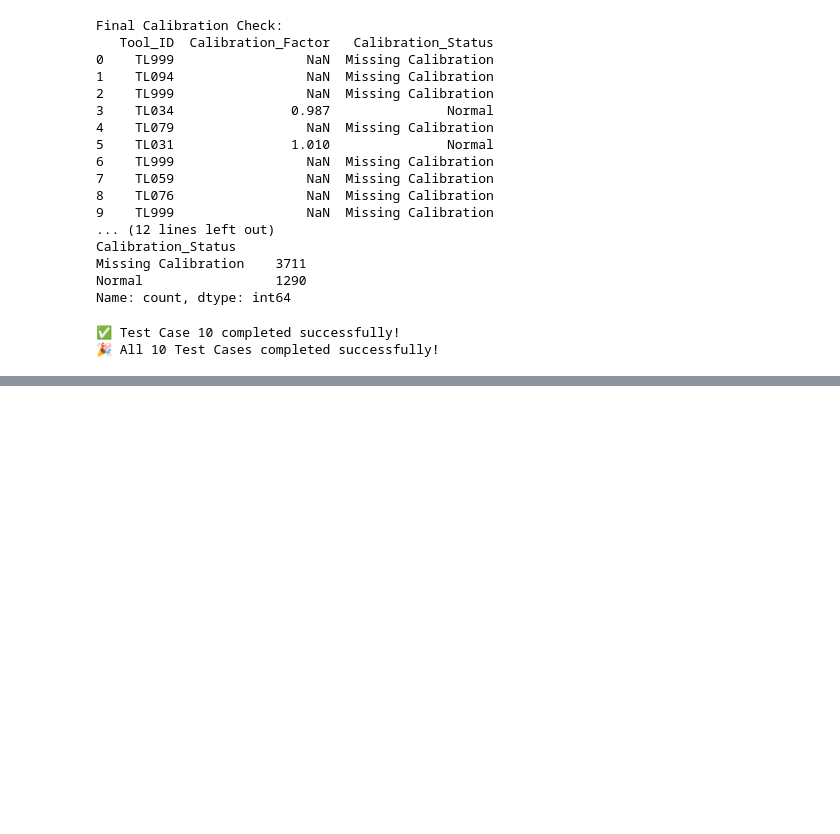
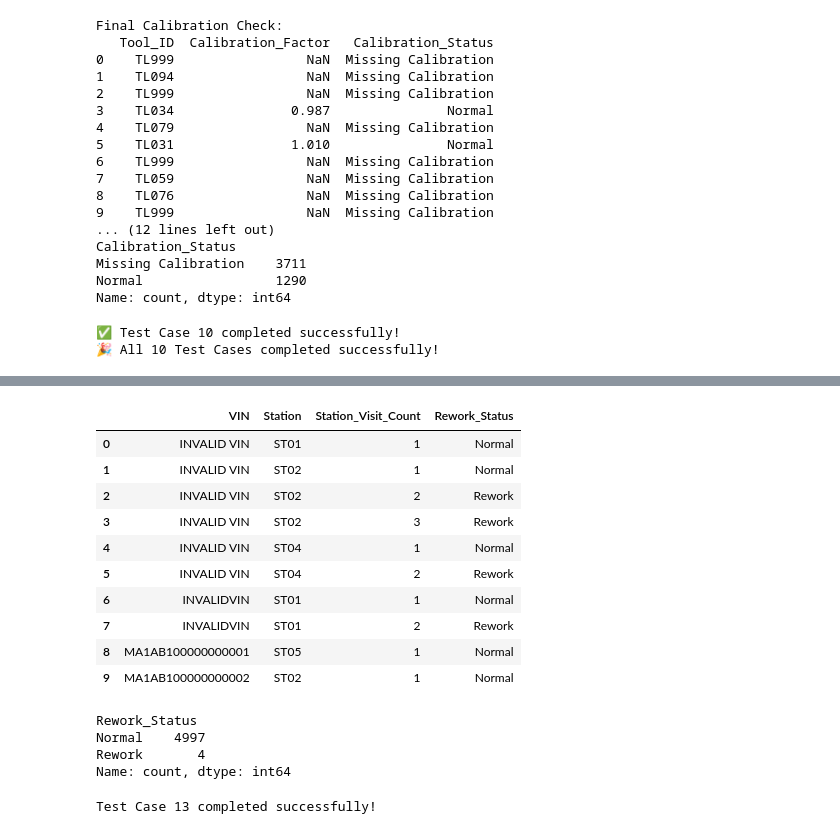
Before and after one commit to chandrachudasahoo4/Car-Manufacturing-Analytics, a Jupyter notebook: operations.ipynb, the cells around one changed output, grey strips where cells are left out. Drawn from its saved outputs; the diff is of its cells as text; code cells hidden in the pictures; blank space fills up the shorter version.

```diff
--- a/operations.ipynb
+++ b/operations.ipynb
@@ -1204,0 +1540,7 @@ print("🎉 All 10 Test Cases completed successfully!")
+# %%
+station_visit = (
+    production.groupby(["VIN", "Station"])
+    .cumcount() + 1
+)
+
+production["Station_Visit_Count"] = station_visit
@@ -1204,0 +1567,44 @@ print("🎉 All 10 Test Cases completed successfully!")
+# %%
+production["Rework_Status"] = np.where(
+    production["Station_Visit_Count"] > 1,
+    "Rework",
+    "Normal"
+)
+# %%
+
+production[
+    [
+        "VIN",
+        "Station",
+        "Station_Visit_Count",
+        "Rework_Status"
+    ]
+].head(10)
+# %% [output]
+|  | VIN | Station | Station_Visit_Count | Rework_Status |
+| 0 | INVALID VIN | ST01 | 1 | Normal |
+| 1 | INVALID VIN | ST02 | 1 | Normal |
+| 2 | INVALID VIN | ST02 | 2 | Rework |
+| 3 | INVALID VIN | ST02 | 3 | Rework |
+| 4 | INVALID VIN | ST04 | 1 | Normal |
+| 5 | INVALID VIN | ST04 | 2 | Rework |
+| 6 | INVALIDVIN | ST01 | 1 | Normal |
+| 7 | INVALIDVIN | ST01 | 2 | Rework |
+| 8 | MA1AB100000000001 | ST05 | 1 | Normal |
+| 9 | MA1AB100000000002 | ST02 | 1 | Normal |
+# %%
+production["Rework_Status"].value_counts()
+# %% [output]
+Rework_Status
+Normal    4997
+Rework       4
+Name: count, dtype: int64
+# %%
+production.to_csv(
+    "production_after_testcase13.csv",
+    index=False
+)
+
+print("Test Case 13 completed successfully!")
+# %% [output]
+Test Case 13 completed successfully!
```
Also changed, not shown: parts of 115 cells of this notebook, 12 other files.
